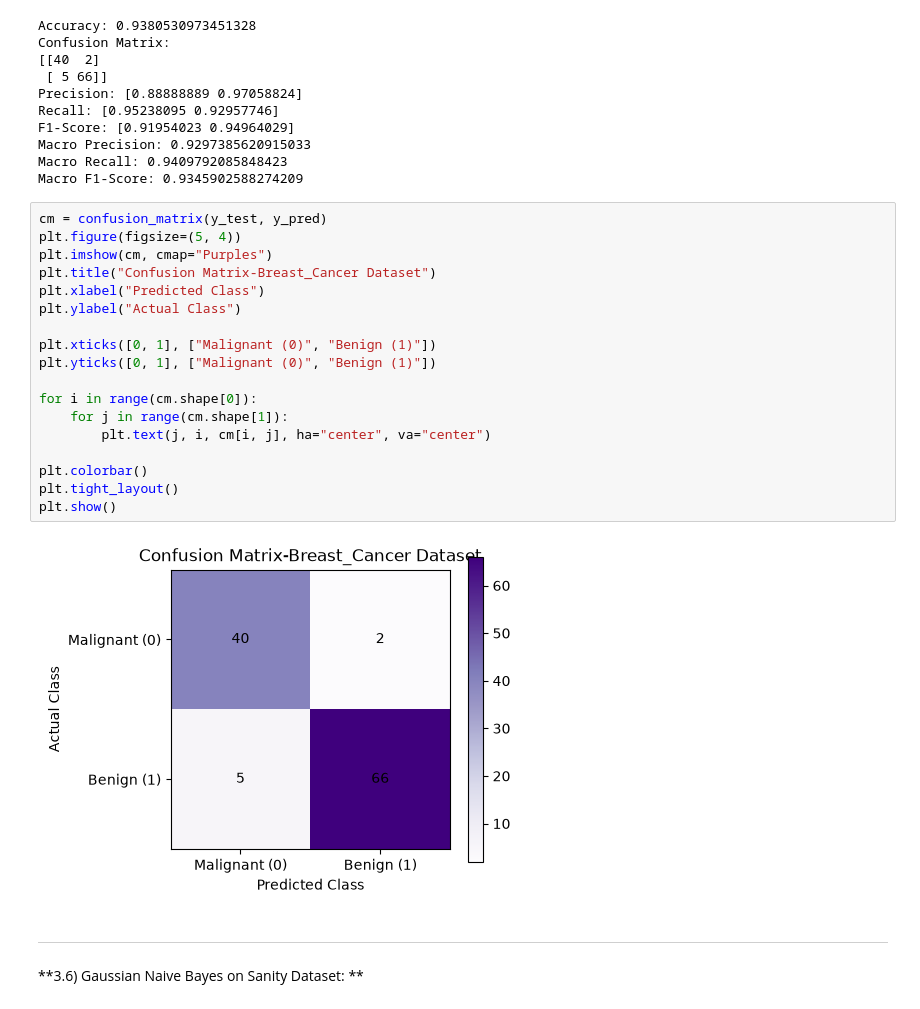
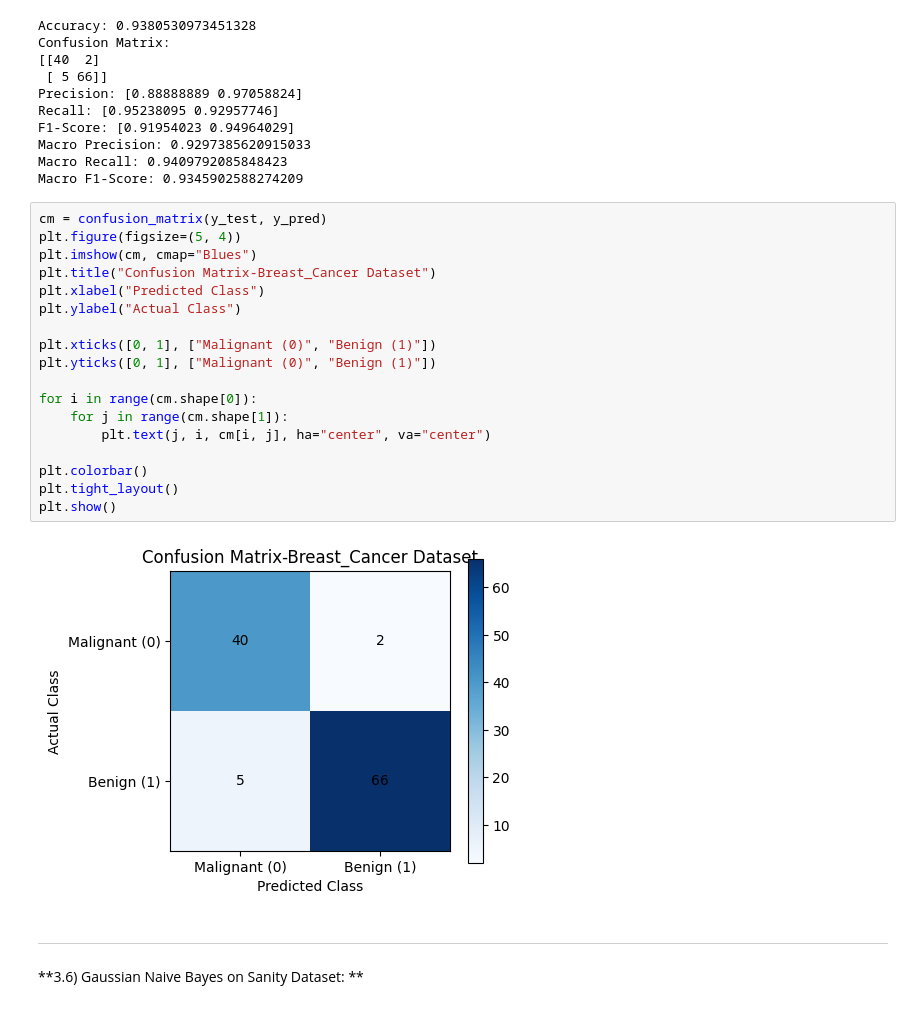
Before and after one commit to naglaamohamed1486-droid/Cola_machine, a Jupyter notebook: GNB_20240626_20242100.ipynb, the cells around one changed output. Drawn from its saved outputs; the diff is of its cells as text.

```diff
--- a/GNB_20240626_20242100.ipynb
+++ b/GNB_20240626_20242100.ipynb
@@ -527,23 +527,23 @@ Macro F1-Score: 0.9345902588274209
 # %%
 cm = confusion_matrix(y_test, y_pred)
 plt.figure(figsize=(5, 4))
-plt.imshow(cm, cmap="Purples")
+plt.imshow(cm, cmap="Blues")
 plt.title("Confusion Matrix-Breast_Cancer Dataset")
 plt.xlabel("Predicted Class")
 plt.ylabel("Actual Class")
 
 plt.xticks([0, 1], ["Malignant (0)", "Benign (1)"])
 plt.yticks([0, 1], ["Malignant (0)", "Benign (1)"])
 
 for i in range(cm.shape[0]):
     for j in range(cm.shape[1]):
         plt.text(j, i, cm[i, j], ha="center", va="center")
 
 plt.colorbar()
 plt.tight_layout()
 plt.show()
 # %% [output]
-[figure, old version]
+[figure, new version]
 # %% [markdown]
 ---
 **3.6) Gaussian Naive Bayes on Sanity Dataset: **
```
Also changed, not shown: parts of 1 cell of this notebook.
